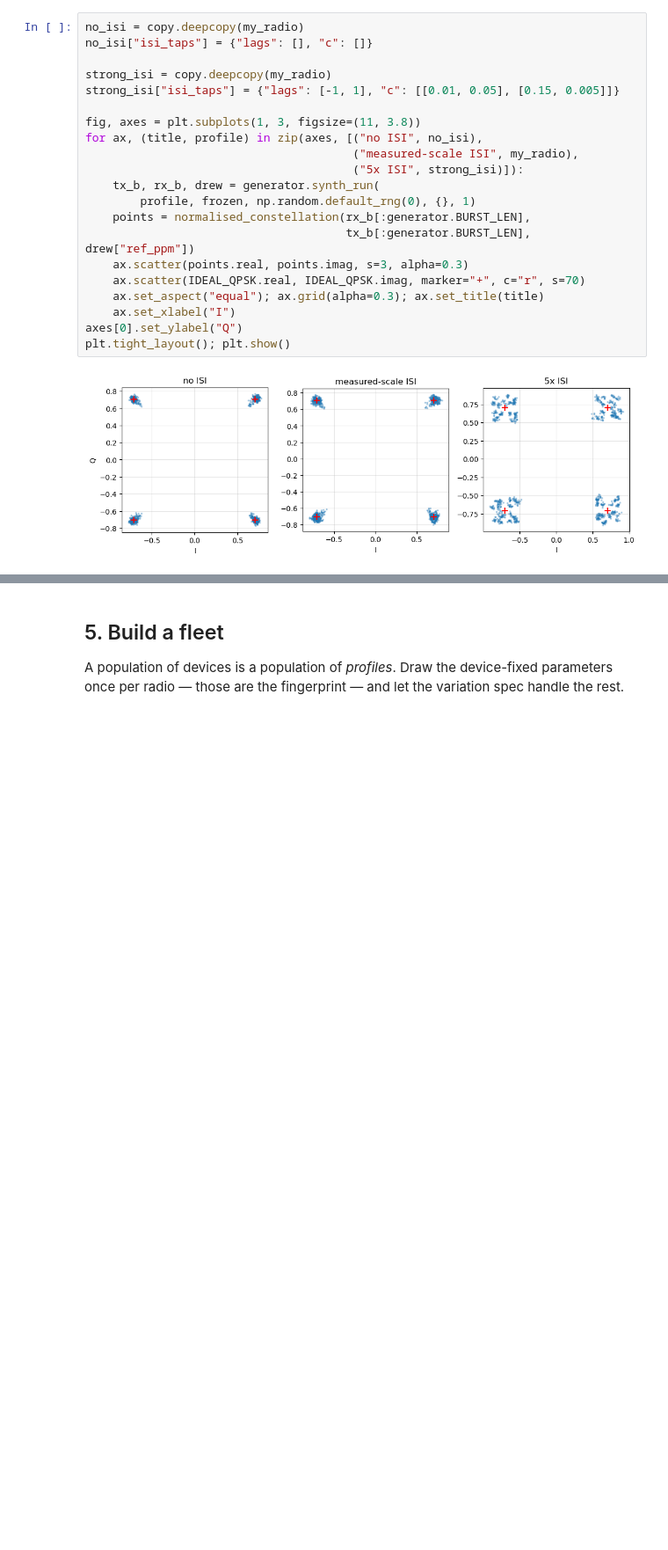
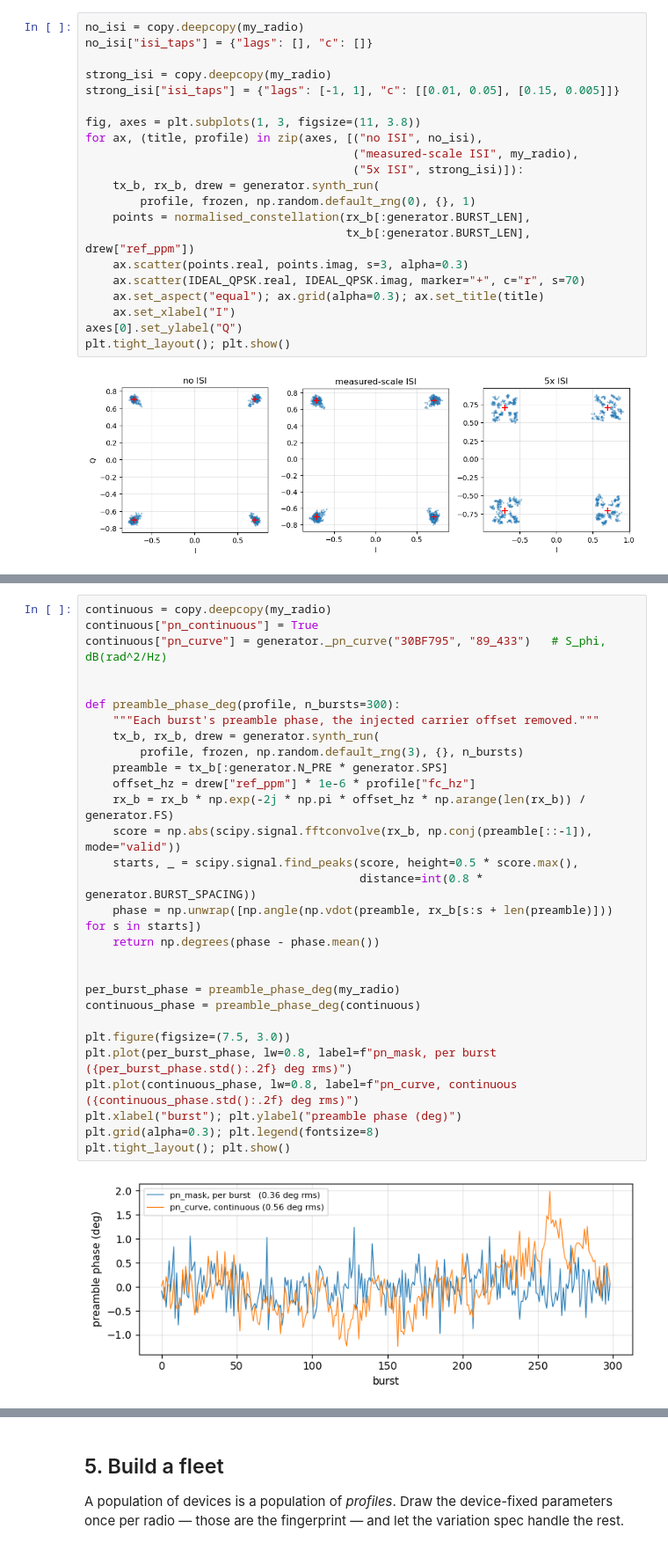
Before and after one commit to SuperStupidness/RF-Fingerprint-Synth, a Jupyter notebook: build_your_own_radio.ipynb, the cells around one changed output, grey strips where cells are left out. Shown at 88% size. Saved outputs shown, nothing was run; the diff lists cells and outputs as text; blank space fills up the shorter version.

```diff
--- a/build_your_own_radio.ipynb
+++ b/build_your_own_radio.ipynb
@@ -288,0 +313,31 @@ plt.tight_layout(); plt.show()
+# %%
+continuous = copy.deepcopy(my_radio)
+continuous["pn_continuous"] = True
+continuous["pn_curve"] = generator._pn_curve("30BF795", "89_433")   # S_phi, dB(rad^2/Hz)
+
+
+def preamble_phase_deg(profile, n_bursts=300):
+    """Each burst's preamble phase, the injected carrier offset removed."""
+    tx_b, rx_b, drew = generator.synth_run(
+        profile, frozen, np.random.default_rng(3), {}, n_bursts)
+    preamble = tx_b[:generator.N_PRE * generator.SPS]
+    offset_hz = drew["ref_ppm"] * 1e-6 * profile["fc_hz"]
+    rx_b = rx_b * np.exp(-2j * np.pi * offset_hz * np.arange(len(rx_b)) / generator.FS)
+    score = np.abs(scipy.signal.fftconvolve(rx_b, np.conj(preamble[::-1]), mode="valid"))
+    starts, _ = scipy.signal.find_peaks(score, height=0.5 * score.max(),
+                                        distance=int(0.8 * generator.BURST_SPACING))
+    phase = np.unwrap([np.angle(np.vdot(preamble, rx_b[s:s + len(preamble)])) for s in starts])
+    return np.degrees(phase - phase.mean())
+
+
+per_burst_phase = preamble_phase_deg(my_radio)
+continuous_phase = preamble_phase_deg(continuous)
+
+plt.figure(figsize=(7.5, 3.0))
+plt.plot(per_burst_phase, lw=0.8, label=f"pn_mask, per burst   ({per_burst_phase.std():.2f} deg rms)")
+plt.plot(continuous_phase, lw=0.8, label=f"pn_curve, continuous ({continuous_phase.std():.2f} deg rms)")
+plt.xlabel("burst"); plt.ylabel("preamble phase (deg)")
+plt.grid(alpha=0.3); plt.legend(fontsize=8)
+plt.tight_layout(); plt.show()
+# %% [output]
+[figure, added]
```
Also changed, not shown: parts of 5 cells of this notebook, 12 other files.
